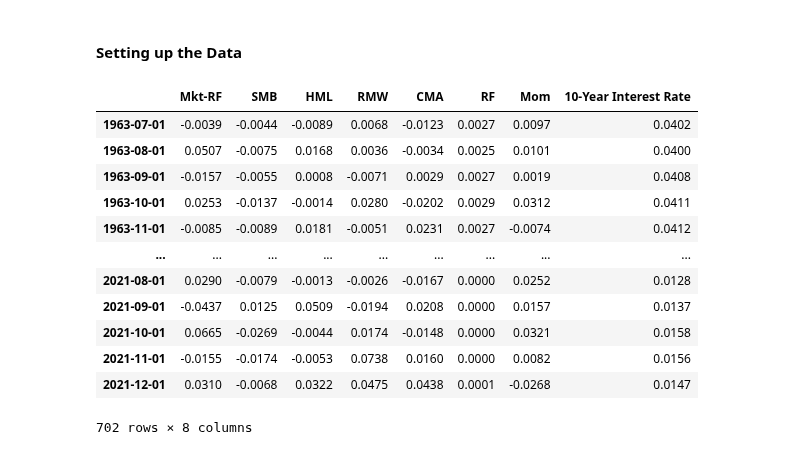
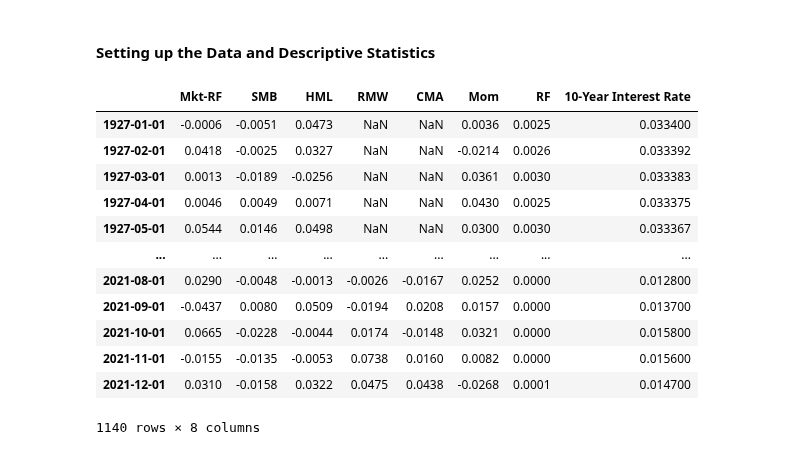
Before and after one commit to jonasniemeyer/investing-ideas, a Jupyter notebook: analyzing_the_value_premium.ipynb, the cells around one changed output. Saved outputs shown, nothing was run; the diff lists cells and outputs as text; code cells hidden in the pictures.

Commit message:
adding description data

```diff
--- a/analyzing_the_value_premium.ipynb
+++ b/analyzing_the_value_premium.ipynb
@@ -23,2 +22,0 @@ This notebook provides an analysis of the factors that drive the value premium a
-# %% [markdown]
-#### Setting up the Data
@@ -31,0 +23,2 @@ from finance_data import FrenchReader, ShillerReader
+# %% [markdown]
+#### Setting up the Data and Descriptive Statistics
@@ -32,20 +35,24 @@ from finance_data import FrenchReader, ShillerReader
 # %%
 bond_rate = ShillerReader.cape()["10-Year Interest Rate"] / 100
+ff3 = FrenchReader("F-F_Research_Data_Factors").read()["Main"] / 100
 ff5 = FrenchReader("F-F_Research_Data_5_Factors_2x3").read()["Main"] / 100
 mom = FrenchReader("F-F_Momentum_Factor").read()["Main"] / 100
-df = pd.concat([ff5, mom, bond_rate], axis=1).dropna()
+df = pd.concat([ff3, mom, bond_rate], axis=1).dropna()
+df["RMW"] = ff5["RMW"]
+df["CMA"] = ff5["CMA"]
+df = df[["Mkt-RF", "SMB", "HML", "RMW", "CMA", "Mom", "RF", "10-Year Interest Rate"]]
 df
 # %% [output]
-|  | Mkt-RF | SMB | HML | RMW | CMA | RF | Mom | 10-Year Interest Rate |
-| 1963-07-01 | -0.0039 | -0.0044 | -0.0089 | 0.0068 | -0.0123 | 0.0027 | 0.0097 | 0.0402 |
-| 1963-08-01 | 0.0507 | -0.0075 | 0.0168 | 0.0036 | -0.0034 | 0.0025 | 0.0101 | 0.0400 |
-| 1963-09-01 | -0.0157 | -0.0055 | 0.0008 | -0.0071 | 0.0029 | 0.0027 | 0.0019 | 0.0408 |
-| 1963-10-01 | 0.0253 | -0.0137 | -0.0014 | 0.0280 | -0.0202 | 0.0029 | 0.0312 | 0.0411 |
-| 1963-11-01 | -0.0085 | -0.0089 | 0.0181 | -0.0051 | 0.0231 | 0.0027 | -0.0074 | 0.0412 |
+|  | Mkt-RF | SMB | HML | RMW | CMA | Mom | RF | 10-Year Interest Rate |
+| 1927-01-01 | -0.0006 | -0.0051 | 0.0473 | NaN | NaN | 0.0036 | 0.0025 | 0.033400 |
+| 1927-02-01 | 0.0418 | -0.0025 | 0.0327 | NaN | NaN | -0.0214 | 0.0026 | 0.033392 |
+| 1927-03-01 | 0.0013 | -0.0189 | -0.0256 | NaN | NaN | 0.0361 | 0.0030 | 0.033383 |
+| 1927-04-01 | 0.0046 | 0.0049 | 0.0071 | NaN | NaN | 0.0430 | 0.0025 | 0.033375 |
+| 1927-05-01 | 0.0544 | 0.0146 | 0.0498 | NaN | NaN | 0.0300 | 0.0030 | 0.033367 |
 | ... | ... | ... | ... | ... | ... | ... | ... | ... |
-| 2021-08-01 | 0.0290 | -0.0079 | -0.0013 | -0.0026 | -0.0167 | 0.0000 | 0.0252 | 0.0128 |
-| 2021-09-01 | -0.0437 | 0.0125 | 0.0509 | -0.0194 | 0.0208 | 0.0000 | 0.0157 | 0.0137 |
-| 2021-10-01 | 0.0665 | -0.0269 | -0.0044 | 0.0174 | -0.0148 | 0.0000 | 0.0321 | 0.0158 |
-| 2021-11-01 | -0.0155 | -0.0174 | -0.0053 | 0.0738 | 0.0160 | 0.0000 | 0.0082 | 0.0156 |
-| 2021-12-01 | 0.0310 | -0.0068 | 0.0322 | 0.0475 | 0.0438 | 0.0001 | -0.0268 | 0.0147 |
+| 2021-08-01 | 0.0290 | -0.0048 | -0.0013 | -0.0026 | -0.0167 | 0.0252 | 0.0000 | 0.012800 |
+| 2021-09-01 | -0.0437 | 0.0080 | 0.0509 | -0.0194 | 0.0208 | 0.0157 | 0.0000 | 0.013700 |
+| 2021-10-01 | 0.0665 | -0.0228 | -0.0044 | 0.0174 | -0.0148 | 0.0321 | 0.0000 | 0.015800 |
+| 2021-11-01 | -0.0155 | -0.0135 | -0.0053 | 0.0738 | 0.0160 | 0.0082 | 0.0000 | 0.015600 |
+| 2021-12-01 | 0.0310 | -0.0158 | 0.0322 | 0.0475 | 0.0438 | -0.0268 | 0.0001 | 0.014700 |
-702 rows × 8 columns
+1140 rows × 8 columns
```
Also changed, not shown: parts of 12 cells of this notebook.
